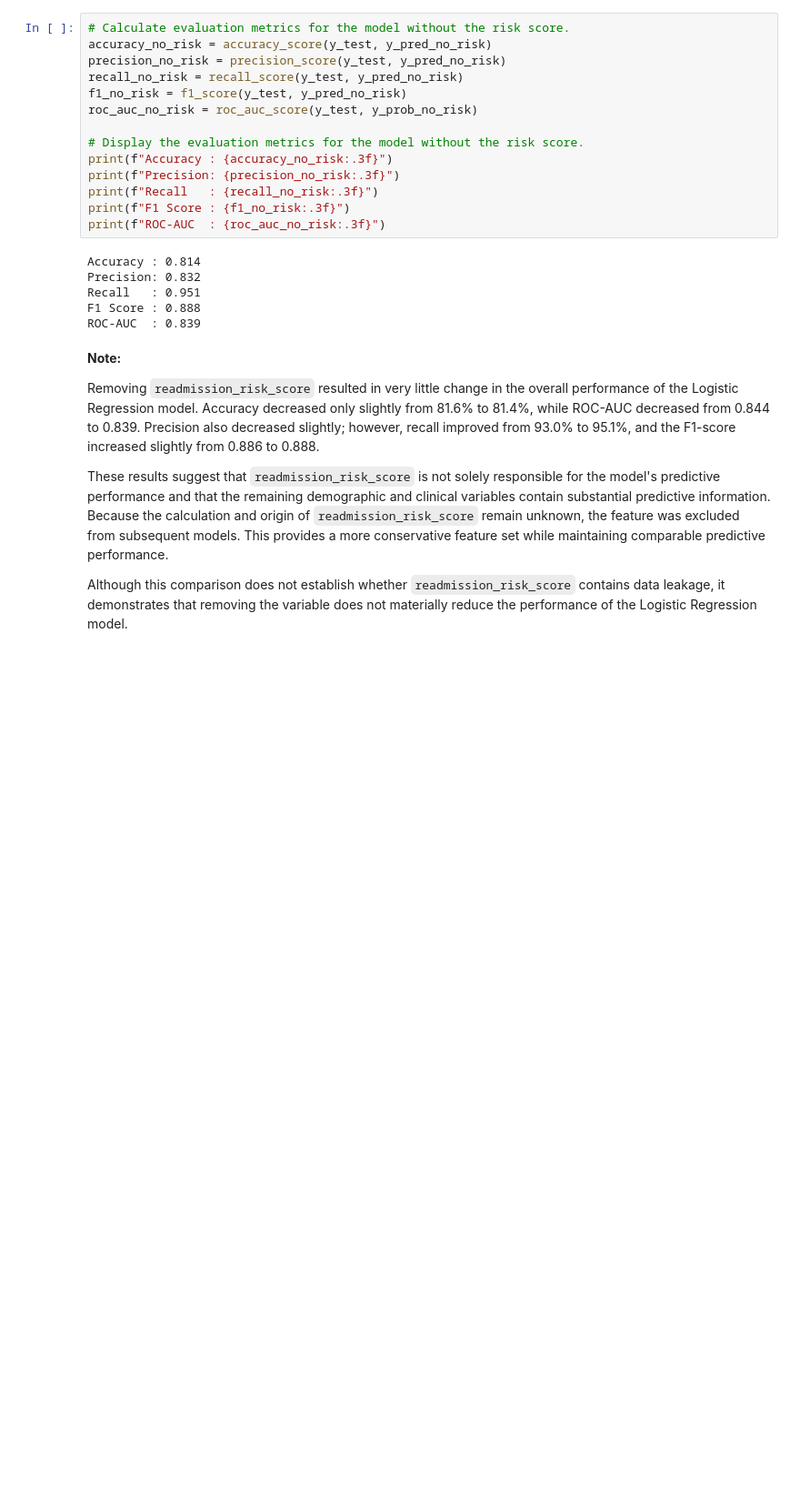
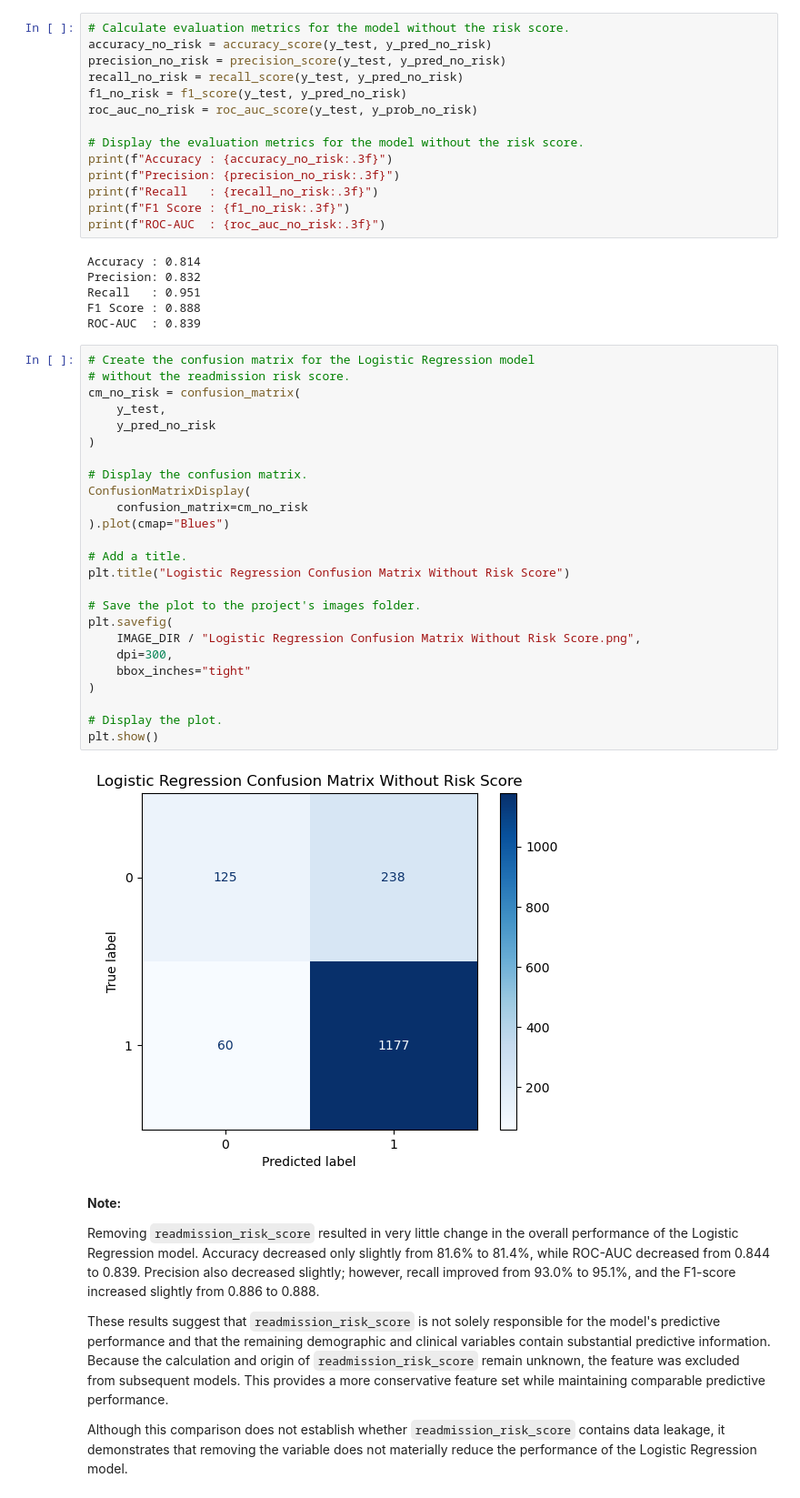
Before and after one commit to royphelps1/hospital-readmission-analysis, a Jupyter notebook: notebooks/Project_analysis_v3.ipynb, the cells around one changed output. Shown at 91% size. Saved outputs shown, nothing was run; the diff lists cells and outputs as text; blank space fills up the shorter version.

```diff
--- a/notebooks/Project_analysis_v3.ipynb
+++ b/notebooks/Project_analysis_v3.ipynb
@@ -1184,6 +1184,33 @@ Precision: 0.832
 Recall   : 0.951
 F1 Score : 0.888
 ROC-AUC  : 0.839
+# %%
+# Create the confusion matrix for the Logistic Regression model
+# without the readmission risk score.
+cm_no_risk = confusion_matrix(
+    y_test,
+    y_pred_no_risk
+)
+
+# Display the confusion matrix.
+ConfusionMatrixDisplay(
+    confusion_matrix=cm_no_risk
+).plot(cmap="Blues")
+
+# Add a title.
+plt.title("Logistic Regression Confusion Matrix Without Risk Score")
+
+# Save the plot to the project's images folder.
+plt.savefig(
+    IMAGE_DIR / "Logistic Regression Confusion Matrix Without Risk Score.png",
+    dpi=300,
+    bbox_inches="tight"
+)
+
+# Display the plot.
+plt.show()
+# %% [output]
+[figure, added]
 # %% [markdown]
 **Note:**
 
```
Also changed, not shown: parts of 1 cell of this notebook, 17 other files.
